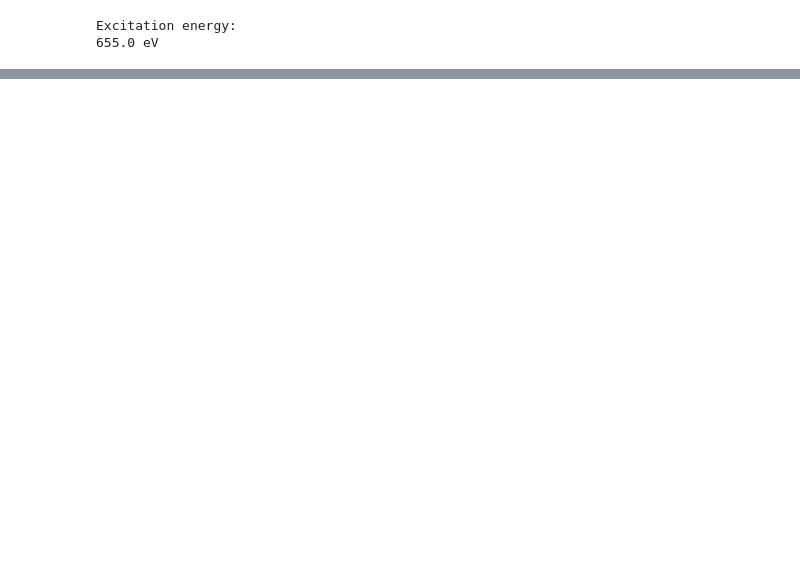
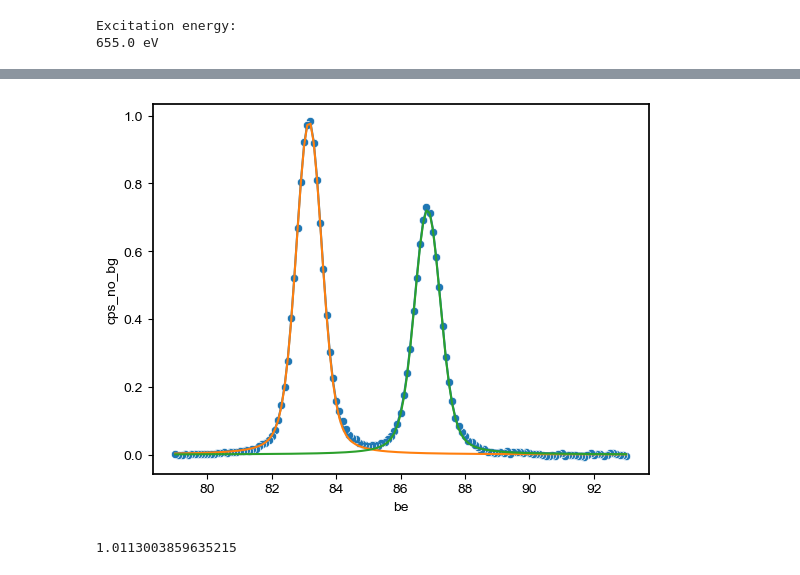
Before and after one commit to picklerixs/meitner, a Jupyter notebook: test.ipynb, the cells around one changed output, grey strips where cells are left out. Cells and saved outputs as stored; diff of their text form; code cells hidden in the pictures; blank space fills up the shorter version.

```diff
--- a/test.ipynb
+++ b/test.ipynb
@@ -30,6 +30,19 @@ x.generate_params(be_guess=[83,87])
 | data_Au_p1_p0_spacing | 4.00000000 | None | 0.00000000 | inf | False | data_Au_p1_center-data_Au_p0_center |
 # %%
 x.fit_data()
+# %%
+df = x.df_dict['Au']
+fig, ax = plt.subplots()
+sns.scatterplot(data=df, x='be', y='cps_no_bg', ax=ax)
+sns.lineplot(data=df, x='be', y='fit', ax=ax)
+for p in ['p0', 'p1']:
+    sns.lineplot(data=df, x='be', y=p, ax=ax)
+# %% [output]
+[figure, added]
+# %%
+max(df['cps'])
+# %% [output]
+1.0113003859635215
 # %%
 df
 # %% [output]
```
Also changed, not shown: parts of 3 cells of this notebook, 1 other file.
